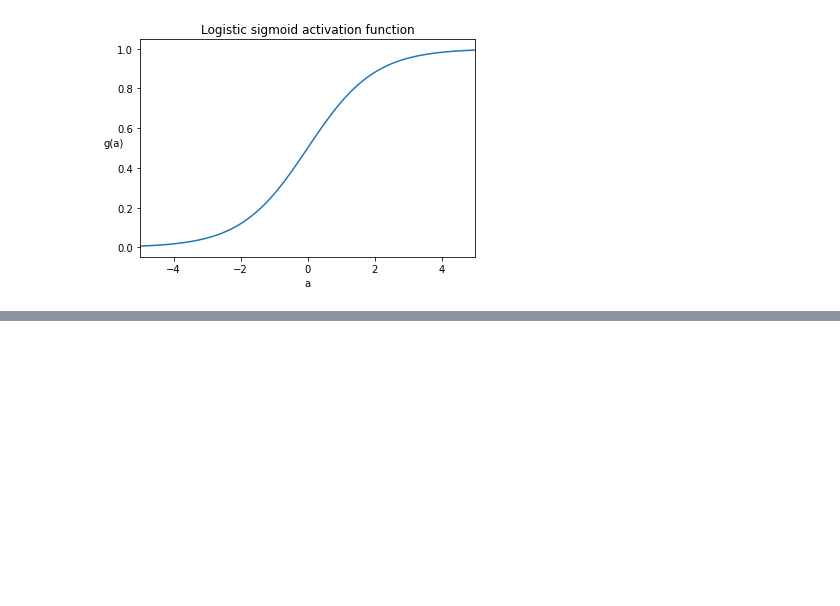
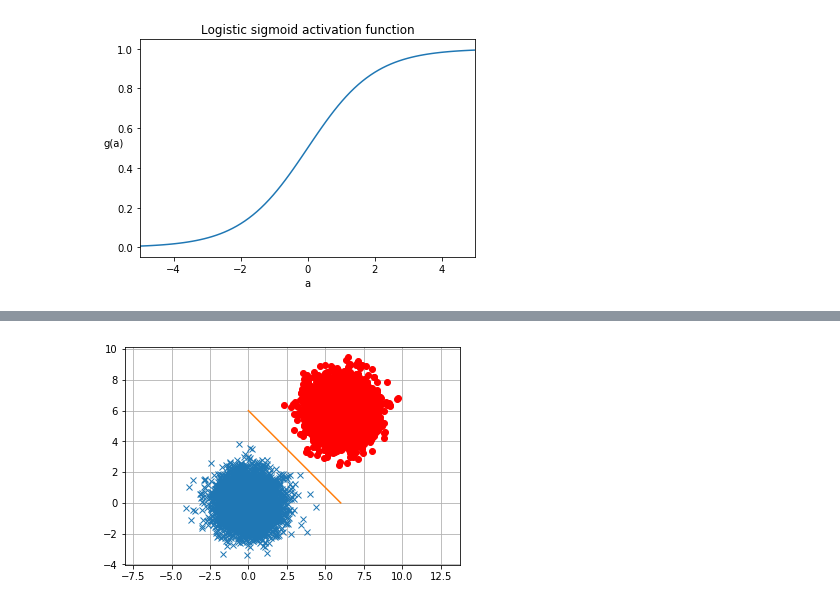
Before and after one commit to tccnchsu/Deep-Learning---Hsu---SoSe18, a Jupyter notebook: prog20180409.ipynb, the cells around one changed output, grey strips where cells are left out. Saved outputs shown, nothing was run; the diff lists cells and outputs as text; code cells hidden in the pictures; blank space fills up the shorter version.

```diff
--- a/prog20180409.ipynb
+++ b/prog20180409.ipynb
@@ -47,8 +47,8 @@ plt.show()
 #of the discriminant to be interpreted as posterior probabilities P(Xi|X), i=0,1
 
 # Baye's Theorem
-P(C0|X)=P(X|C0)P(C0)/(P(X|C0)P(C0)+P(X|C1)P(C1))
-P(C1|X)=P(X|C1)P(C1)/(P(X|C0)P(C0)+P(X|C1)P(C1))
+#P(C0|X)=P(X|C0)P(C0)/(P(X|C0)P(C0)+P(X|C1)P(C1))
+#P(C1|X)=P(X|C1)P(C1)/(P(X|C0)P(C0)+P(X|C1)P(C1))
 
 
 # Plot of the logistic sigmoid activation function given by g(a)=1/(1+exp(-a))
@@ -78,3 +77,4 @@ SyntaxError: invalid syntax (<ipython-input-40-dc6d539fd33d>, line 8)
+[figure, added]
 # %%
 #Exercise 1.
 #Try to find a line to separate these two group points to two class
```
Also changed, not shown: parts of 2 cells of this notebook.
